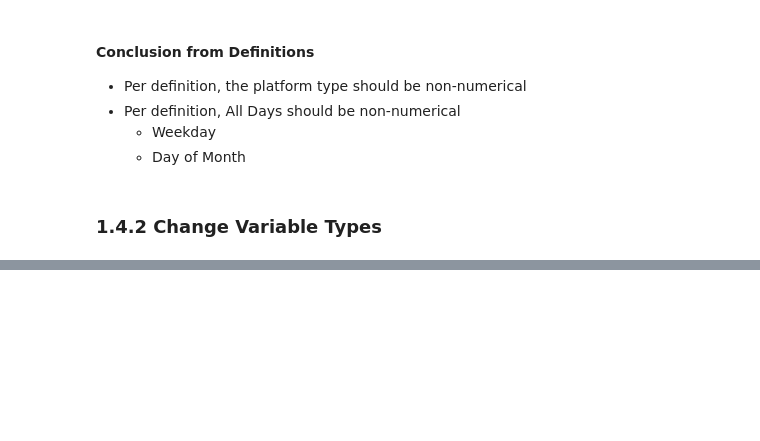
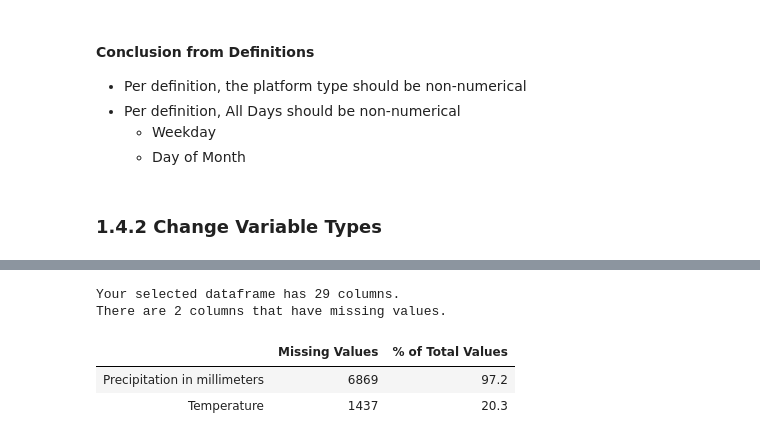
Before and after one commit to BileOara/REGRESSION, a Jupyter notebook: REGRESSION.ipynb, the cells around one changed output, grey strips where cells are left out. Drawn from its saved outputs; the diff is of its cells as text; code cells hidden in the pictures; blank space fills up the shorter version.

```diff
--- a/REGRESSION.ipynb
+++ b/REGRESSION.ipynb
@@ -176,0 +311,9 @@ merged_test_rider_dtype = merged_test_rider.copy()
+# %%
+# Assess Test dataset missing values
+missing_values_table(merged_test_rider_dtype)
+# %% [output]
+Your selected dataframe has 29 columns.
+There are 2 columns that have missing values.
+|  | Missing Values | % of Total Values |
+| Precipitation in millimeters | 6869 | 97.2 |
+| Temperature | 1437 | 20.3 |
```
Also changed, not shown: parts of 10 cells of this notebook.
